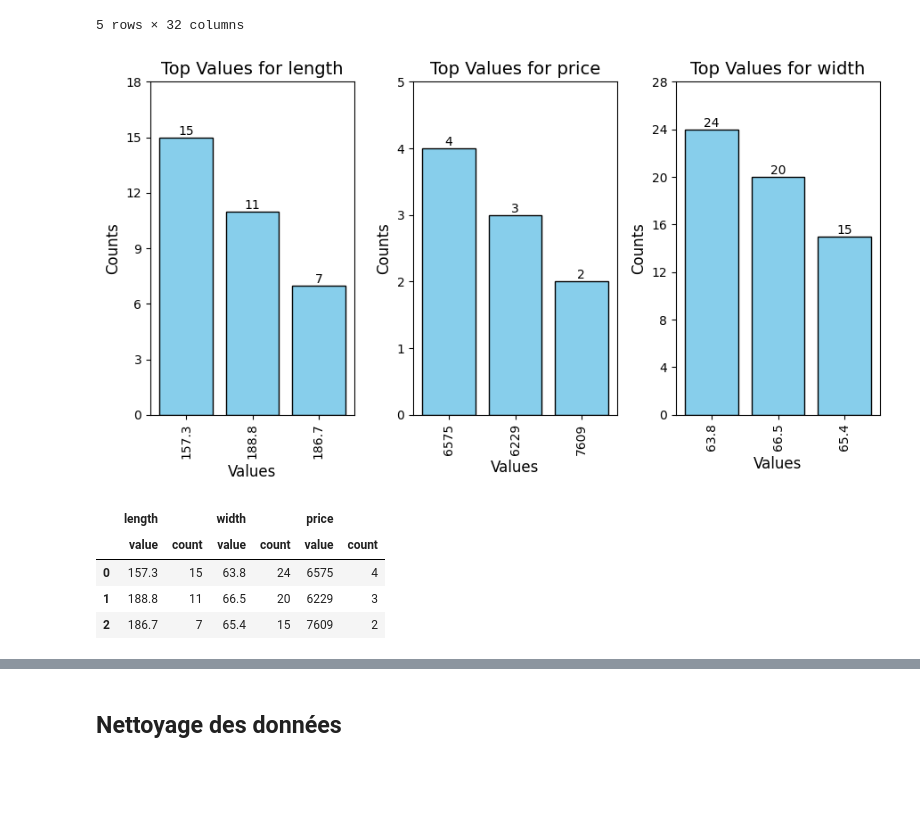
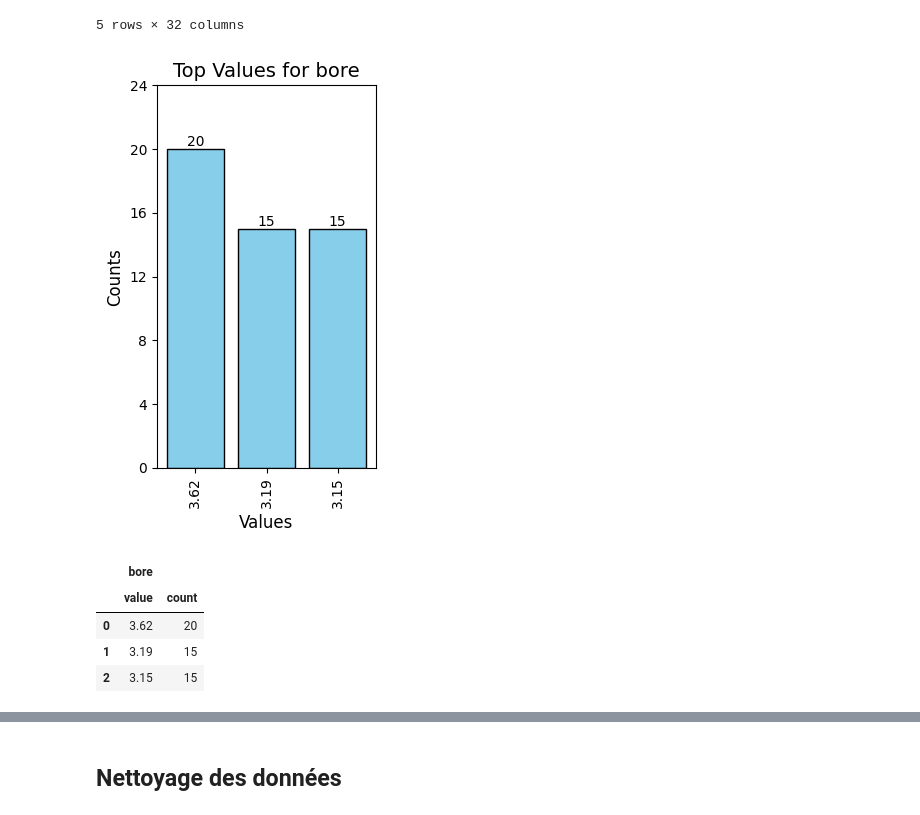
Before and after one commit to JeremZed/bdf, a Jupyter notebook: notebooks/dataset.ipynb, the cells around one changed output, grey strips where cells are left out. Drawn from its saved outputs; the diff is of its cells as text; code cells hidden in the pictures; blank space fills up the shorter version.

```diff
--- a/notebooks/dataset.ipynb
+++ b/notebooks/dataset.ipynb
@@ -200,14 +201,14 @@ d.top_values(n=5)
 5 rows × 32 columns
 # %%
 # Affiche le top 5 des colonnes lenght et width
-d.top_values(n=3, filter=['length', 'width', 'price'], show_graph=True, nb_cols=3, w_graph=3, h_graph=5, show_y=True)
+d.top_values(n=3, filter=['bore'], show_graph=True, nb_cols=1, w_graph=3, h_graph=5, show_y=True)
 # %% [output]
-[figure, old version]
+[figure, new version]
-|  | length |  | width |  | price |  |
-|  | value | count | value | count | value | count |
-| 0 | 157.3 | 15 | 63.8 | 24 | 6575 | 4 |
-| 1 | 188.8 | 11 | 66.5 | 20 | 6229 | 3 |
-| 2 | 186.7 | 7 | 65.4 | 15 | 7609 | 2 |
+|  | bore |  |
+|  | value | count |
+| 0 | 3.62 | 20 |
+| 1 | 3.19 | 15 |
+| 2 | 3.15 | 15 |
 # %%
 # Affichage des lignes du dataset en fonction d'une condition
 d.filter_rows('length > 150 & height == 54.3')
```
Also changed, not shown: parts of 8 cells of this notebook, 8 other files.
